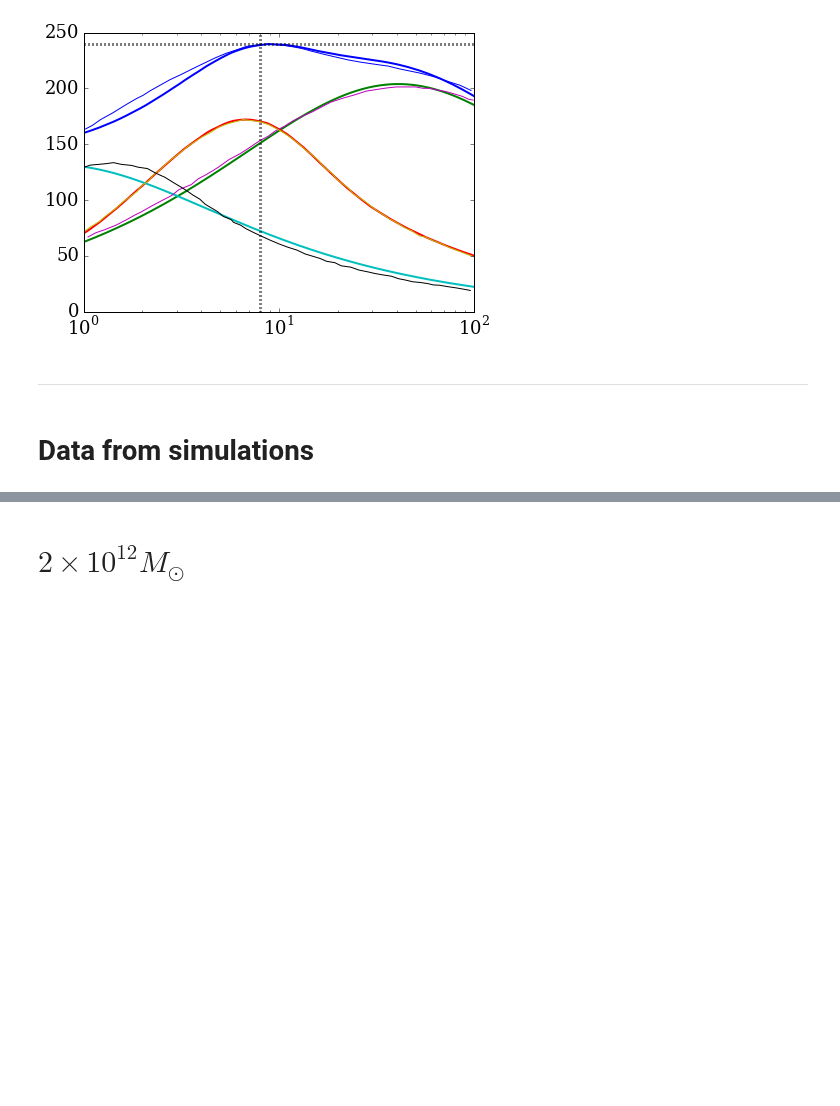
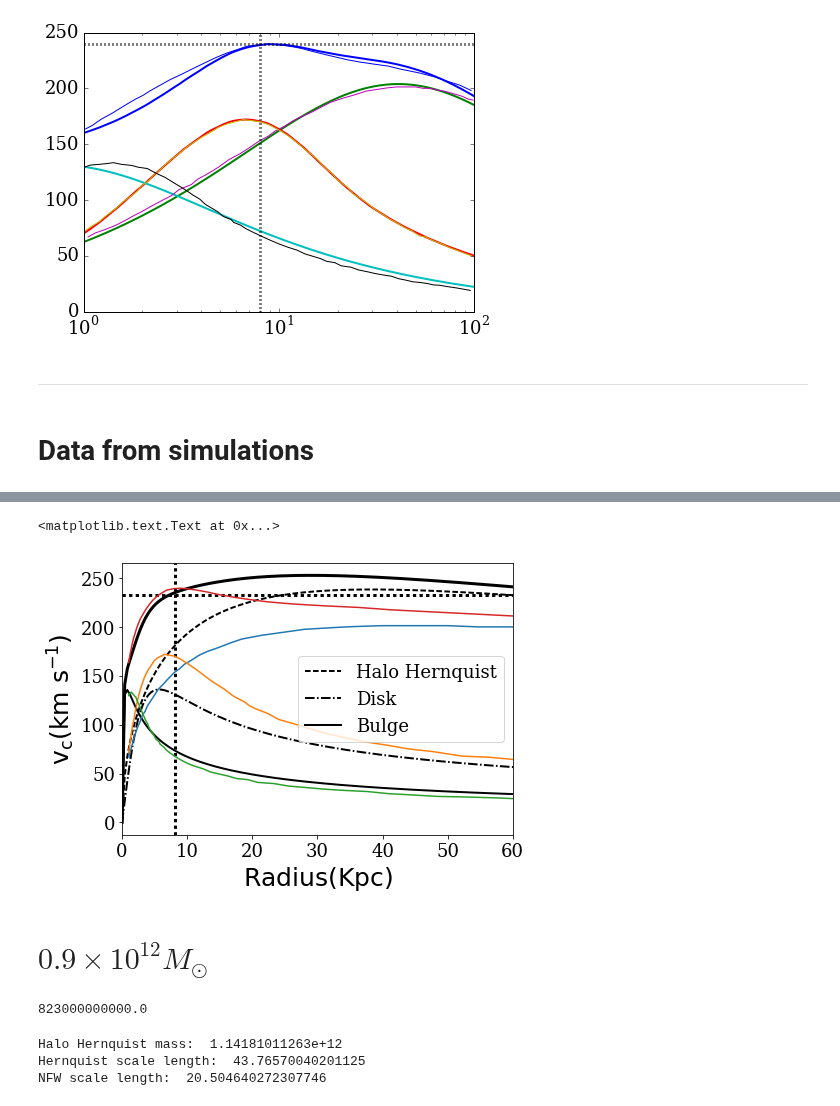
Before and after one commit to jngaravitoc/LMC-MW, a Jupyter notebook: code/MW_model.ipynb, the cells around one changed output, grey strips where cells are left out. Cells and saved outputs as stored; diff of their text form; code cells hidden in the pictures; blank space fills up the shorter version.

```diff
--- a/code/MW_model.ipynb
+++ b/code/MW_model.ipynb
@@ -226,6 +231,10 @@ def ars(c):
 # Computing mvir from m200
 
 def m200mvir(ar, c):
+    """
+    m200 mvir conversion
+
+    """
     x = ar**2.0 / (2.0*fx(c))
     return x
 
@@ -648,6 +657,7 @@ axhline(240, lw=3, c='k', ls=':')
 # %%
-Mvir2 = 1.5E12
-MDisk2 = 6.5E10
+Mvir2 = 1.6E12
+MDisk2 = 4.5E10
 MW_halo2 = Mvir2
 c2 = 18
-print MW_halo2
+print(MW_halo2)
+Mb= 1.2E10
@@ -670,37 +689,52 @@ xlabel(r'$\mathrm{Radius(Kpc)}$', fontsize=25)
 # %%
 figure(figsize=(7, 5))
 vrot2 = vc_NFW(c2, 0, rN, 0, MW_halo2)
 vhalo2 = vc_hernquist(a2, 0, rN, 0, Mhalo_H2)
 teo_disk_vc2 = vc_mn(3.5, 0.53 ,rN, 0, 0, MDisk2)
 vbulge = vc_hernquist(0.7, 0, rN, 0, Mb)
 vtot2 = np.sqrt(teo_disk_vc2**2 + vhalo2**2 + vbulge**2)
 
-plot(rN, vrot2, lw=2, ls='--', c='k', alpha=0.5, label='Halo NFW')
+#plot(rN, vrot2, lw=2, ls='--', c='k', alpha=0.5, label='Halo NFW')
 plot(rN, vhalo2, lw=2, ls='--', c='k', label='Halo Hernquist')
 plot(rN, teo_disk_vc2, lw=2, ls='-.', c='k', label='Disk')
 plot(rN, vbulge, lw=2, ls='-', c='k', label='Bulge')
 plot(rN, vtot2, lw=3, c='k')
 
 xlim(0, 60)
-axvline(8, lw=3, c='k', ls=':')
-axhline(240, lw=3, c='k', ls=':')
+axvline(8.2, lw=3, c='k', ls=':')
+axhline(232.8, lw=3, c='k', ls=':')
 legend(loc='best')
+
+plot(haloPM[:,0], haloPM[:,1])
+plot(diskPM[:,0], diskPM[:,1])
+plot(bulgePM[:,0], bulgePM[:,1])
+plot(MWPM[:,0], MWPM[:,1])
+
 
 ylabel(r'$\mathrm{v_c(km\ s^{-1})}}$', fontsize=25)
 xlabel(r'$\mathrm{Radius(Kpc)}$', fontsize=25)
+# %% [output]
+<matplotlib.text.Text at 0x...>
+[figure, added]
 # %% [markdown]
-# $2 \times 10^{12} M_{\odot}$
+# $0.9 \times 10^{12} M_{\odot}$
 # %%
-Mvir3 = 2E12
+Mvir3 = 0.9E12
 MDisk3 = 6.5E10
-MW_halo3 = Mvir3 - MDisk3 - Mb
-c3 = 15
-print MW_halo3
+c3 = 12
+Mb= 1.34E10
+print(MW_halo3)
+# %% [output]
+823000000000.0
 # %%
 Mhalo_H3, a3, rs3 = hernquist_param(c3, MW_halo3)
-print 'Halo Hernquist mass: ', Mhalo_H3
-print 'Hernquist scale length: ', a3
-print 'NFW scale length: ', rs3
+print('Halo Hernquist mass: ', Mhalo_H3)
+print('Hernquist scale length: ', a3)
+print('NFW scale length: ', rs3)
+# %% [output]
+Halo Hernquist mass:  1.14181011263e+12
+Hernquist scale length:  43.76570040201125
+NFW scale length:  20.504640272307746
 # %%
 figure(figsize(7, 5))
 MassNFWN3 = mass_NFW(c3, 0, rN, 0, MW_halo3)
```
Also changed, not shown: parts of 17 cells of this notebook, 1 other file.
